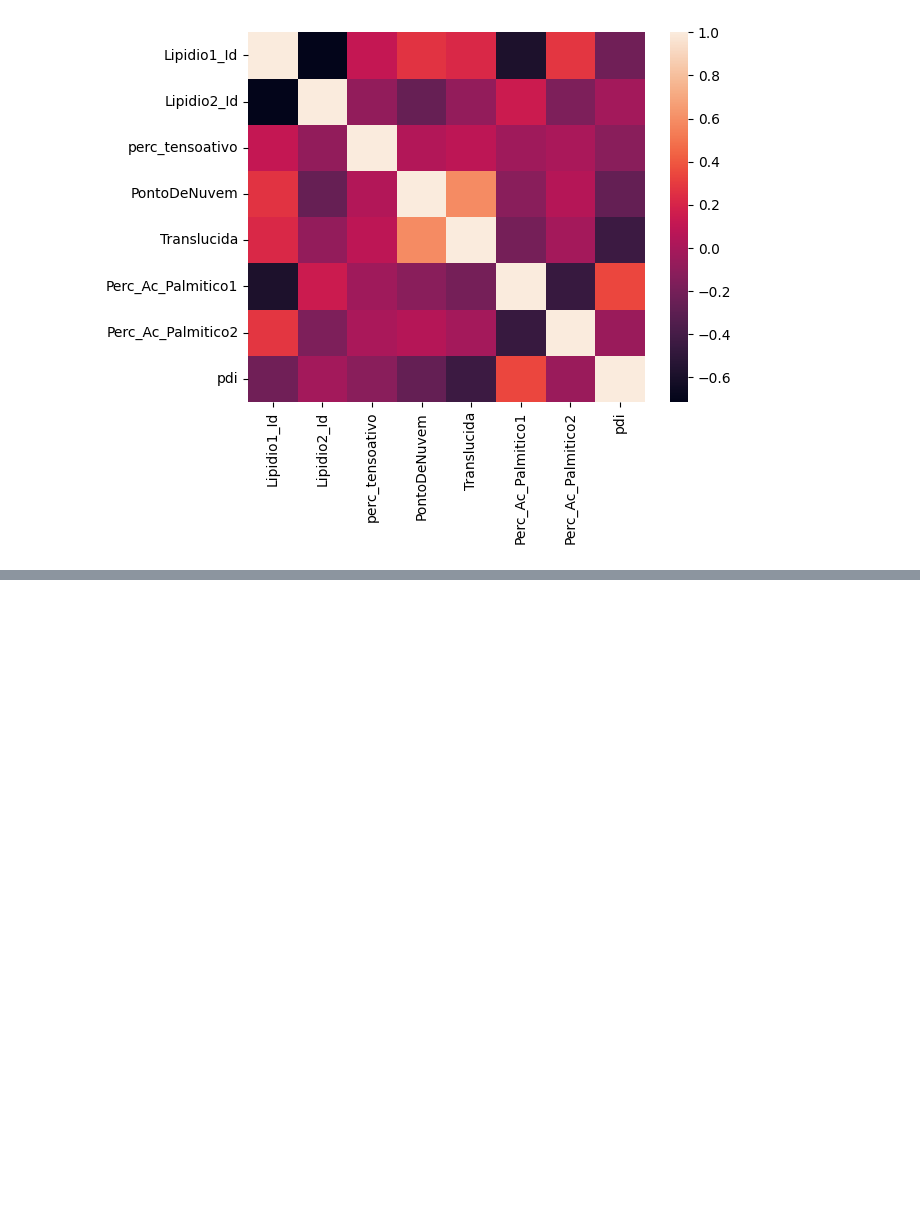
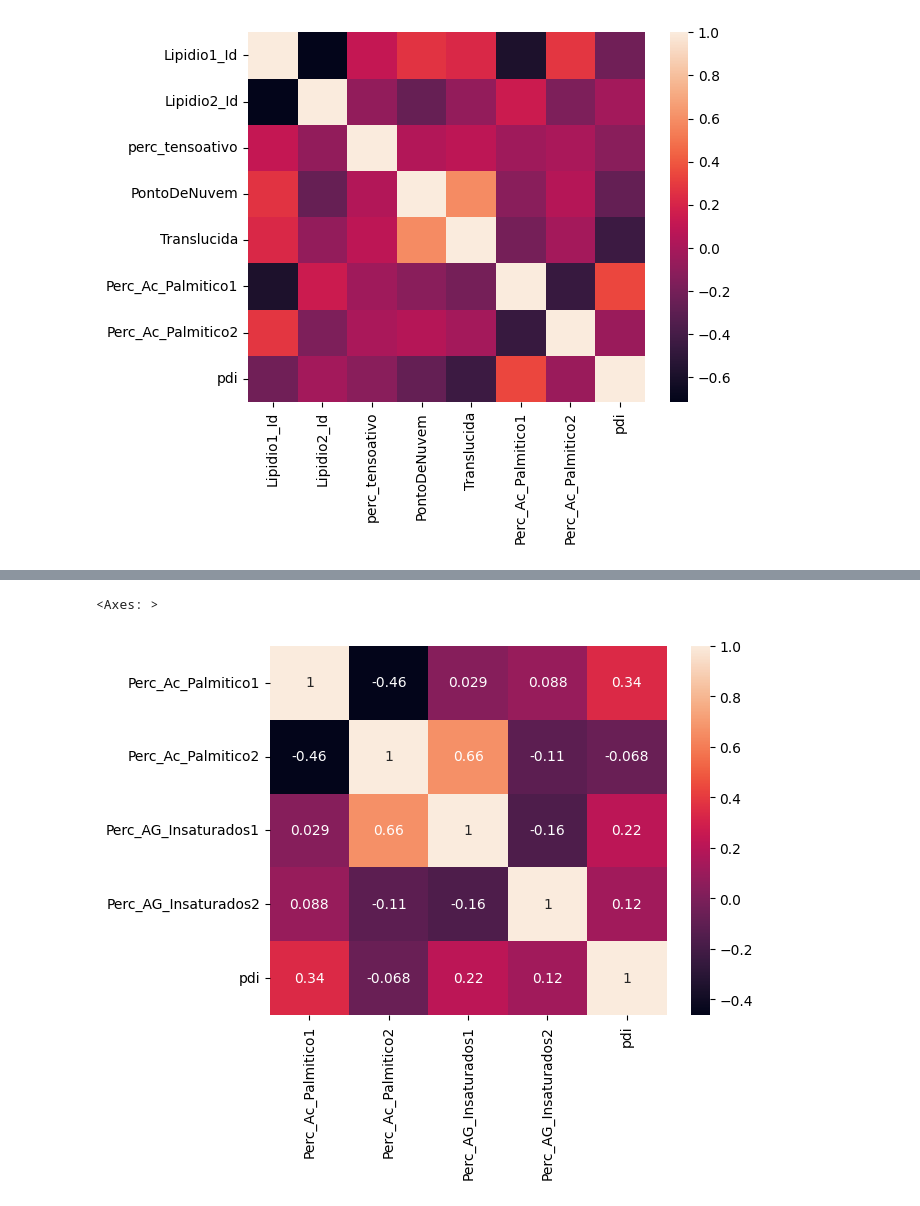
Before and after one commit to brfiso/PyNanoEmulsion, a Jupyter notebook: AnaliseFormulacoes.ipynb, the cells around one changed output, grey strips where cells are left out. Saved outputs shown, nothing was run; the diff lists cells and outputs as text; code cells hidden in the pictures; blank space fills up the shorter version.

```diff
--- a/AnaliseFormulacoes.ipynb
+++ b/AnaliseFormulacoes.ipynb
@@ -169,0 +222,7 @@ NameError: name 'LabelEncoder' is not defined
+# %%
+df[['Lipidio1_Id', 'Lipidio2_Id', 'pdi']].corr()
+
+sns.heatmap(df[['Perc_Ac_Palmitico1', 'Perc_Ac_Palmitico2', 'Perc_AG_Insaturados1', 'Perc_AG_Insaturados2', 'pdi']].corr(), annot=True)
+# %% [output]
+<Axes: >
+[figure, added]
```
Also changed, not shown: parts of 7 cells of this notebook.
